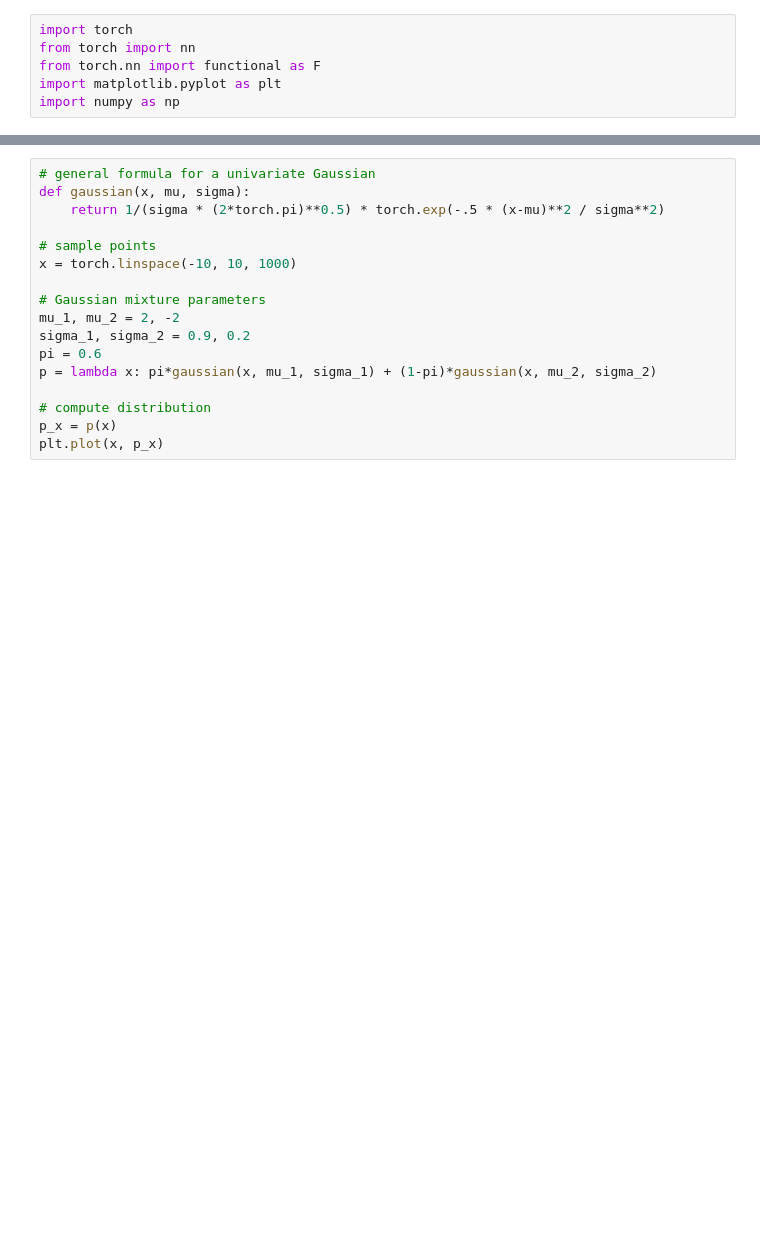
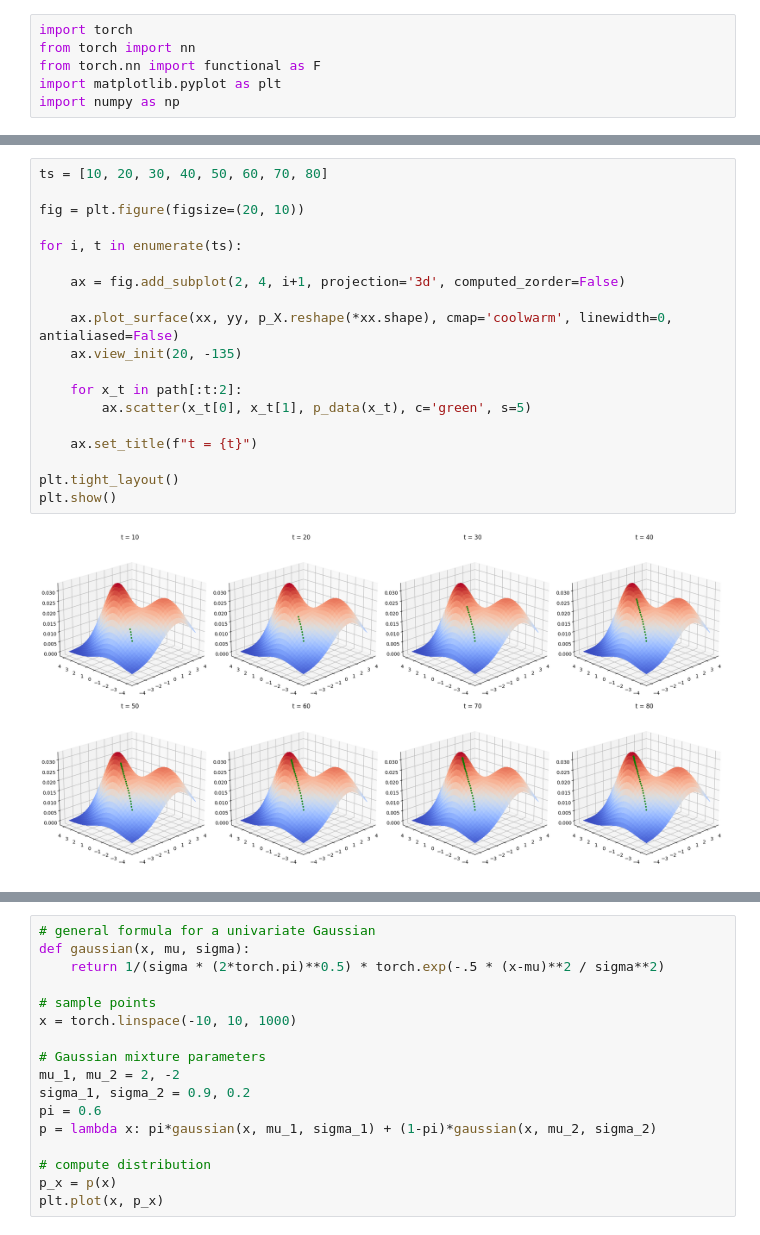
Before and after one commit to Janko-dev/generative_modeling, a Jupyter notebook: notebooks/score_based_models.ipynb, the cells around one changed output, grey strips where cells are left out. Drawn from its saved outputs; the diff is of its cells as text; blank space fills up the shorter version.

```diff
--- a/notebooks/score_based_models.ipynb
+++ b/notebooks/score_based_models.ipynb
@@ -34,0 +99,21 @@ import numpy as np
+# %%
+ts = [10, 20, 30, 40, 50, 60, 70, 80]
+
+fig = plt.figure(figsize=(20, 10))
+
+for i, t in enumerate(ts):
+
+    ax = fig.add_subplot(2, 4, i+1, projection='3d', computed_zorder=False)
+
+    ax.plot_surface(xx, yy, p_X.reshape(*xx.shape), cmap='coolwarm', linewidth=0, antialiased=False)
+    ax.view_init(20, -135)
+
+    for x_t in path[:t:2]:
+        ax.scatter(x_t[0], x_t[1], p_data(x_t), c='green', s=5)
+
+    ax.set_title(f"t = {t}")
+
+plt.tight_layout()
+plt.show()
+# %% [output]
+[figure, added]
```
Also changed, not shown: parts of 8 cells of this notebook, 9 other files.
